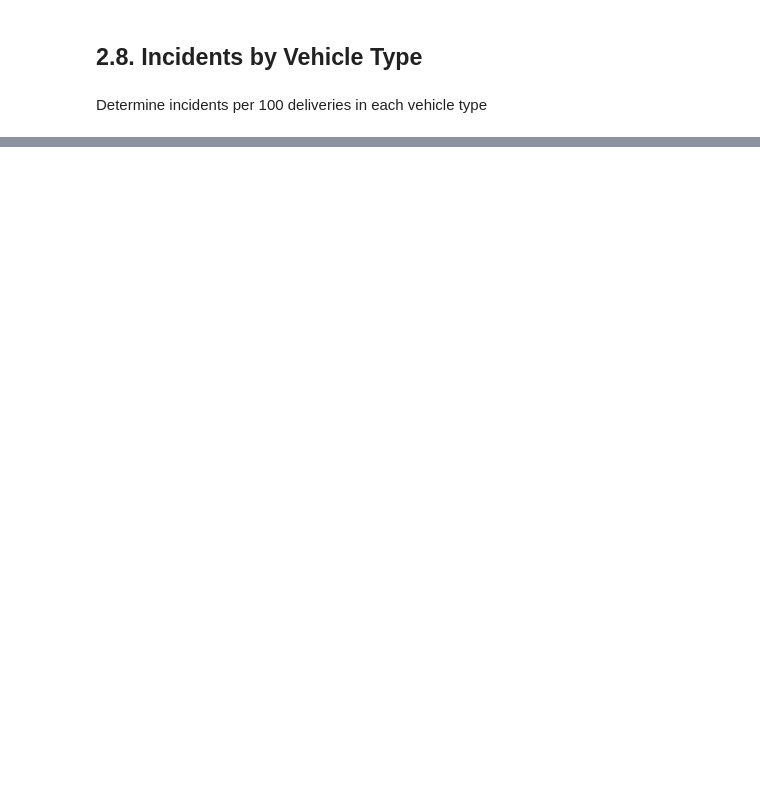
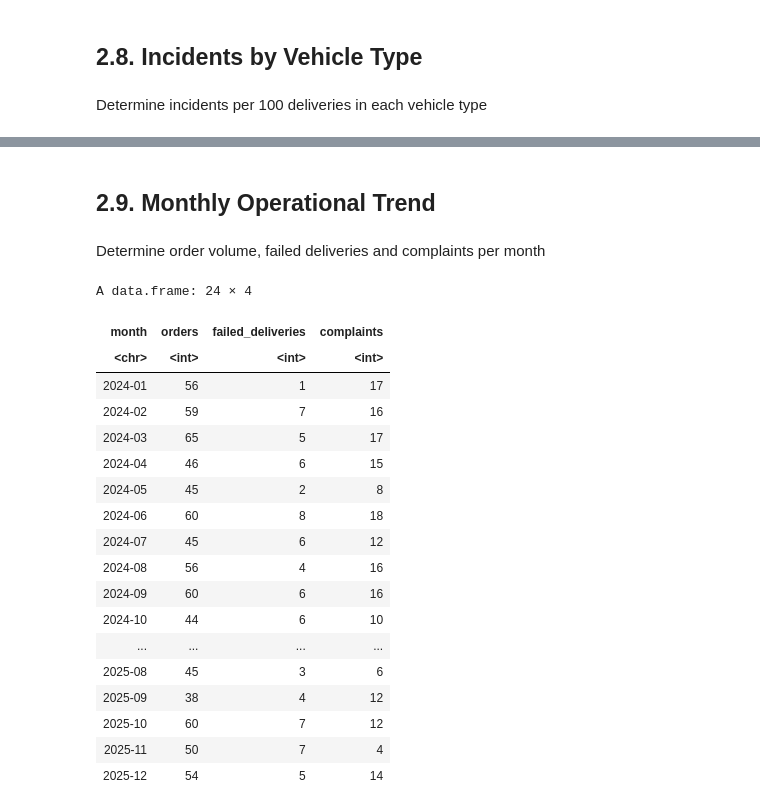
Before and after one commit to sachintha180/north-star-case-study, a Jupyter notebook: notebooks/2_sql_analysis.ipynb, the cells around one changed output, grey strips where cells are left out. Cells and saved outputs as stored; diff of their text form; code cells hidden in the pictures; blank space fills up the shorter version.

```diff
--- a/notebooks/2_sql_analysis.ipynb
+++ b/notebooks/2_sql_analysis.ipynb
@@ -174,0 +240,36 @@ sqldf("
+# %% [markdown]
+## 2.9. Monthly Operational Trend
+# %% [markdown]
+Determine order volume, failed deliveries and complaints per month
+# %%
+sqldf("
+  SELECT strftime('%Y-%m', o.order_created_at) AS month,
+         COUNT(DISTINCT o.order_id) AS orders,
+         SUM(CASE WHEN d.delivery_status = 'Failed' THEN 1 ELSE 0 END) AS failed_deliveries,
+         COUNT(DISTINCT cp.complaint_id) AS complaints
+  FROM orders o
+  LEFT JOIN deliveries d  ON o.order_id = d.order_id
+  LEFT JOIN complaints cp ON o.order_id = cp.order_id
+  GROUP BY month
+  ORDER BY month
+")
+# %% [output]
+A data.frame: 24 × 4
+| month | orders | failed_deliveries | complaints |
+| <chr> | <int> | <int> | <int> |
+| 2024-01 | 56 | 1 | 17 |
+| 2024-02 | 59 | 7 | 16 |
+| 2024-03 | 65 | 5 | 17 |
+| 2024-04 | 46 | 6 | 15 |
+| 2024-05 | 45 | 2 | 8 |
+| 2024-06 | 60 | 8 | 18 |
+| 2024-07 | 45 | 6 | 12 |
+| 2024-08 | 56 | 4 | 16 |
+| 2024-09 | 60 | 6 | 16 |
+| 2024-10 | 44 | 6 | 10 |
+| ... | ... | ... | ... |
+| 2025-08 | 45 | 3 | 6 |
+| 2025-09 | 38 | 4 | 12 |
+| 2025-10 | 60 | 7 | 12 |
+| 2025-11 | 50 | 7 | 4 |
+| 2025-12 | 54 | 5 | 14 |
```
Also changed, not shown: parts of 13 cells of this notebook.
